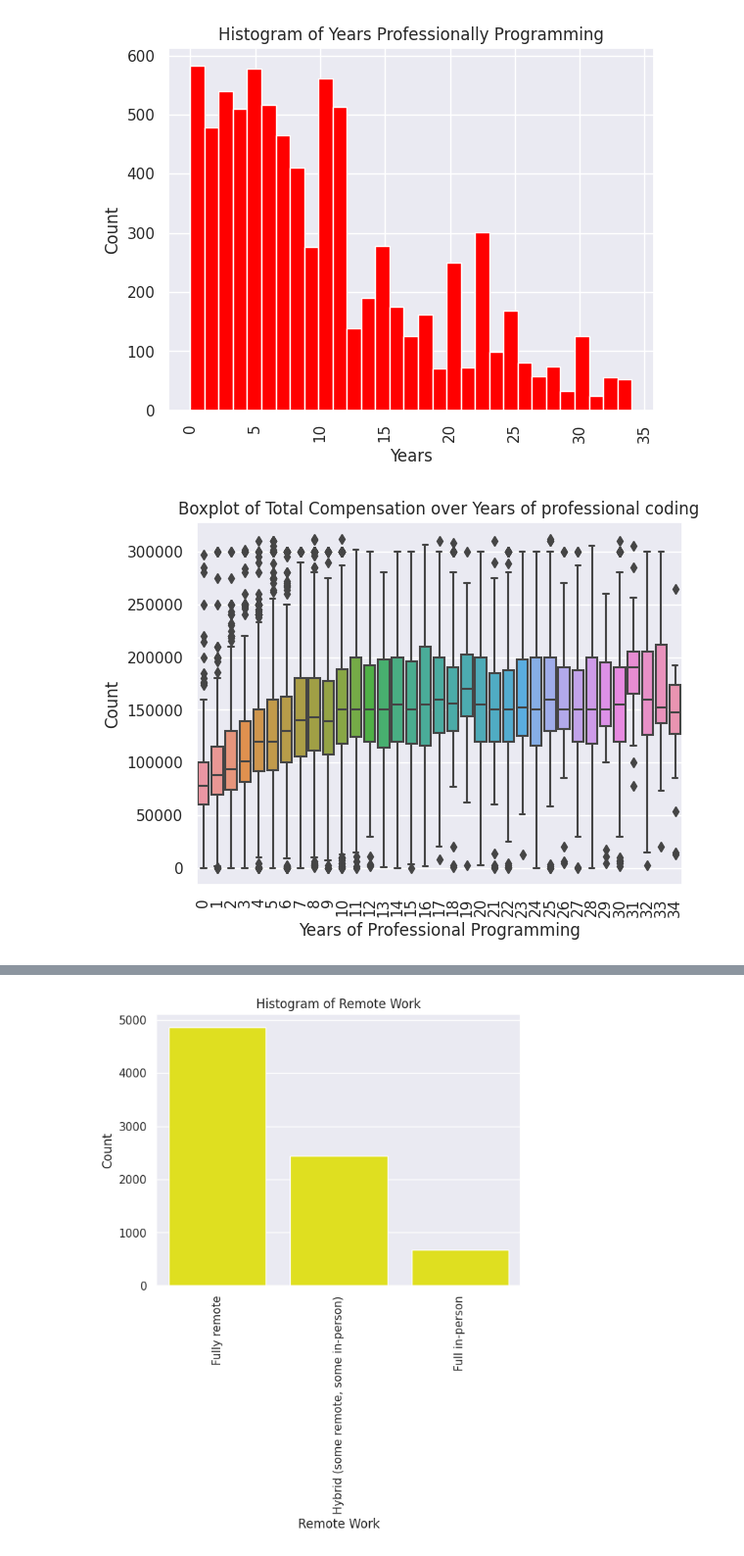
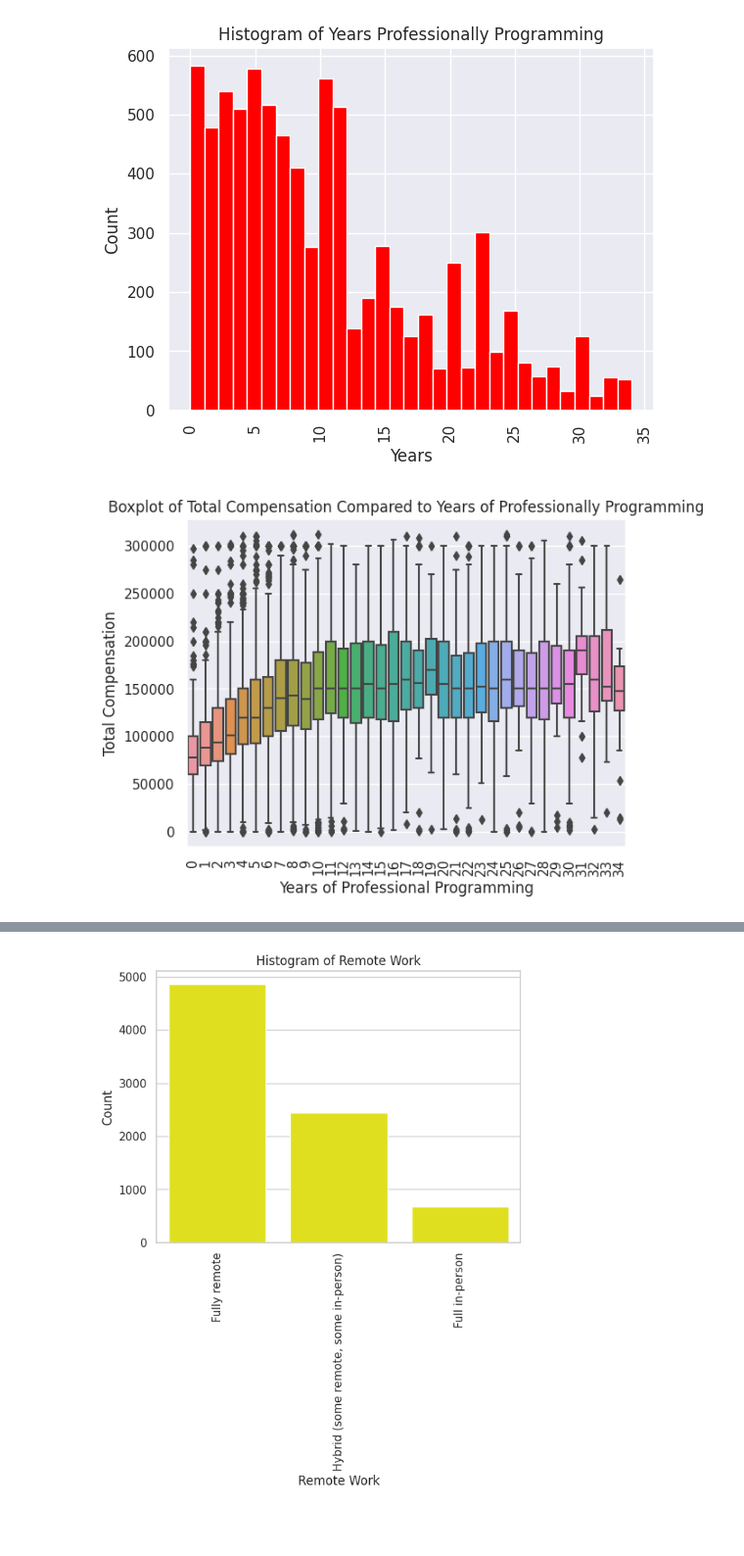
Before and after one commit to dsklnr/Predicting_Salaries_of_Technical_Individuals, a Jupyter notebook: Final_Predicting_Salaries.ipynb, the cells around one changed output, grey strips where cells are left out. Shown at 98% size. Drawn from its saved outputs; the diff is of its cells as text; code cells hidden in the pictures; blank space fills up the shorter version.

```diff
--- a/Final_Predicting_Salaries.ipynb
+++ b/Final_Predicting_Salaries.ipynb
@@ -354,12 +382,12 @@ plt.show()
 # %%
 # Create boxplots for CompTotal considering YearsCodePro
 sns.boxplot(data = removed_outliers, x = 'YearsCodePro', y = 'CompTotal')
 plt.xticks(rotation = 90)
-plt.title("Boxplot of Total Compensation over Years of professional coding")
+plt.title("Boxplot of Total Compensation Compared to Years of Professionally Programming")
 plt.xlabel("Years of Professional Programming")
-plt.ylabel("Count")
+plt.ylabel("Total Compensation")
 plt.show()
 # %% [output]
-[figure, old version]
+[figure, new version]
 # %%
 # Order education level
```
Also changed, not shown: parts of 45 cells of this notebook.
